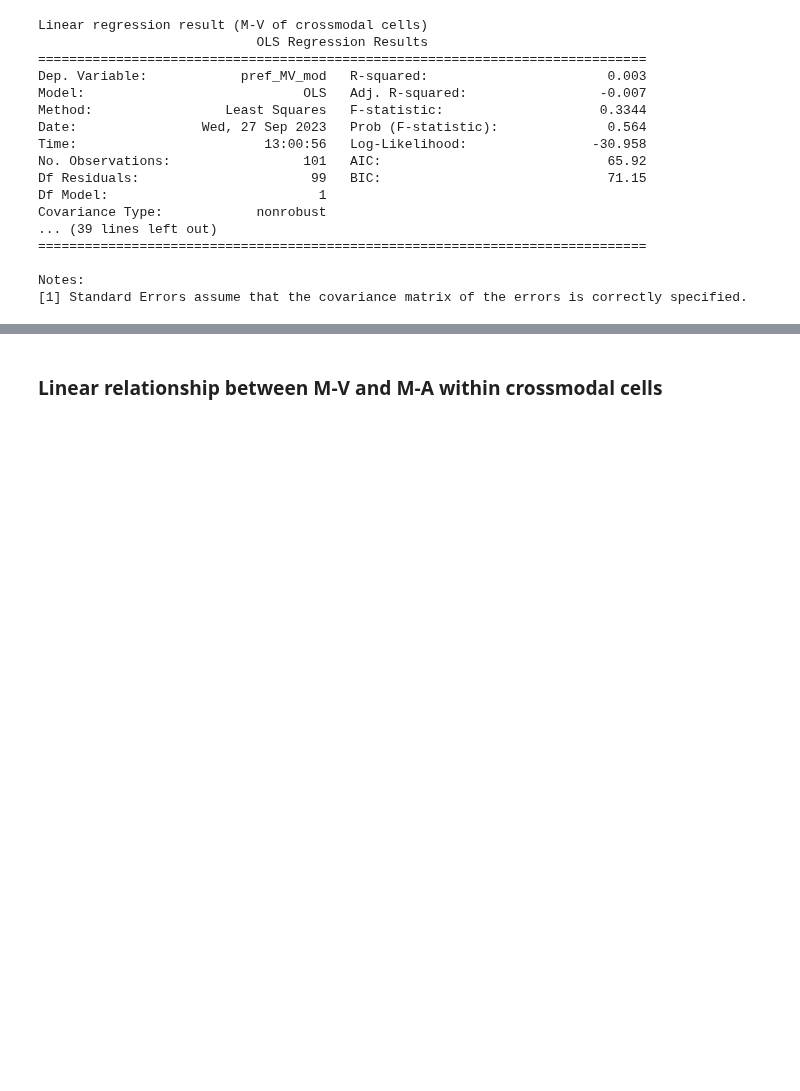
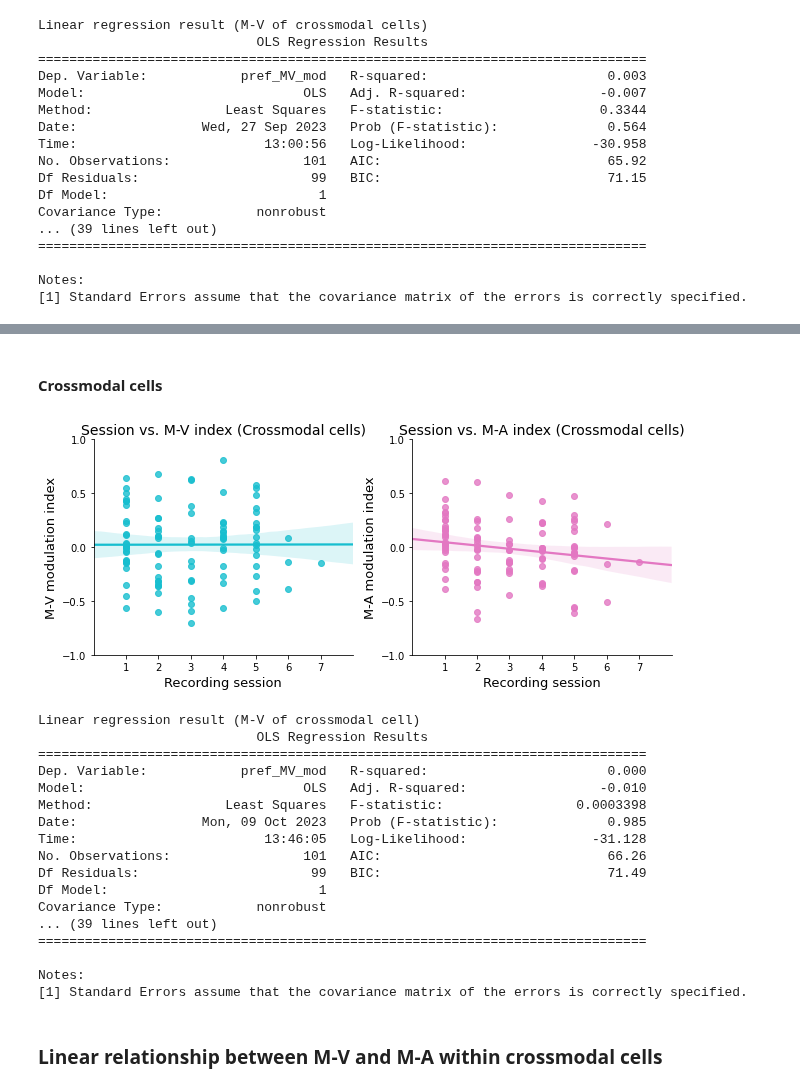
Before and after one commit to heung10/multimodal-object-recognition, a Jupyter notebook: neural/6. Multisensory modulation.ipynb, the cells around one changed output, grey strips where cells are left out. Cells and saved outputs as stored; diff of their text form; code cells hidden in the pictures; blank space fills up the shorter version.

```diff
--- a/neural/6. Multisensory modulation.ipynb
+++ b/neural/6. Multisensory modulation.ipynb
@@ -424,3 +508,82 @@ Notes:
+# %% [markdown]
+#### Crossmodal cells
+# %%
+fig,ax = plt.subplots(1,2, figsize=(9,4))
+
+# Visual cells
+
+x1 = df.loc[df['Category']=='unbiased','session']
+y1 = df.loc[df['Category']=='unbiased','pref_MV_mod']
+
+ax[0].set_xlim([0,8])
+ax[0].set_ylim([-1,1])
+
+ax[0].set_xticks(np.arange(1,8,1));
+ax[0].set_yticks(np.arange(-1,1.1,0.5));
+
+ax[0].set_title('Session vs. M-V index (Crossmodal cells)', fontsize=14)
+sns.regplot(x=x1, y=y1, ax=ax[0], truncate=False, robust=False, color='tab:cyan')
+
+ax[0].set_xlabel('Recording session', fontsize=13)
+ax[0].set_ylabel('M-V modulation index', fontsize=13)
+
+#####################################################################################
+
+# Auditory cells
+
+x2 = df.loc[df['Category']=='unbiased','session']
+y2 = df.loc[df['Category']=='unbiased','pref_MA_mod']
+
+ax[1].set_xlim([0,8])
+ax[1].set_ylim([-1,1])
+
+ax[1].set_xticks(np.arange(1,8,1));
+ax[1].set_yticks(np.arange(-1,1.1,0.5));
+
+ax[1].set_title('Session vs. M-A index (Crossmodal cells)', fontsize=14)
+sns.regplot(x=x2, y=y2, ax=ax[1], truncate=False, robust=False, color='tab:pink')
+
+ax[1].set_xlabel('Recording session', fontsize=13)
+ax[1].set_ylabel('M-A modulation index', fontsize=13)
+
+plt.tight_layout()
+plt.show()
+#plt.savefig(fig_path / 'svg' / 'MV_MA_index_scatter.svg')
+
+#######################################################################################
+
+# linear regression result
+
+lr1 = sm.OLS(y1, sm.add_constant(x1)).fit()
+print('Linear regression result (M-V of crossmodal cell)')
+print(lr1.summary())
+
+print('')
+print('==============================================================================')
+print('')
+
+lr2 = sm.OLS(y2, sm.add_constant(x2)).fit()
+print('Linear regression result (M-A of crossmodal cell)')
+print(lr2.summary())
+# %% [output]
+[figure, added]
+Linear regression result (M-V of crossmodal cell)
+                            OLS Regression Results
+==============================================================================
+Dep. Variable:            pref_MV_mod   R-squared:                       0.000
+Model:                            OLS   Adj. R-squared:                 -0.010
+Method:                 Least Squares   F-statistic:                 0.0003398
+Date:                Mon, 09 Oct 2023   Prob (F-statistic):              0.985
+Time:                        13:46:05   Log-Likelihood:                -31.128
+No. Observations:                 101   AIC:                             66.26
+Df Residuals:                      99   BIC:                             71.49
+Df Model:                           1
+Covariance Type:            nonrobust
+... (39 lines left out)
+==============================================================================
+
+Notes:
+[1] Standard Errors assume that the covariance matrix of the errors is correctly specified.
 # %% [markdown]
 ### Linear relationship between M-V and M-A within crossmodal cells
 # %%
```
Also changed, not shown: parts of 6 cells of this notebook, 2 other files.
